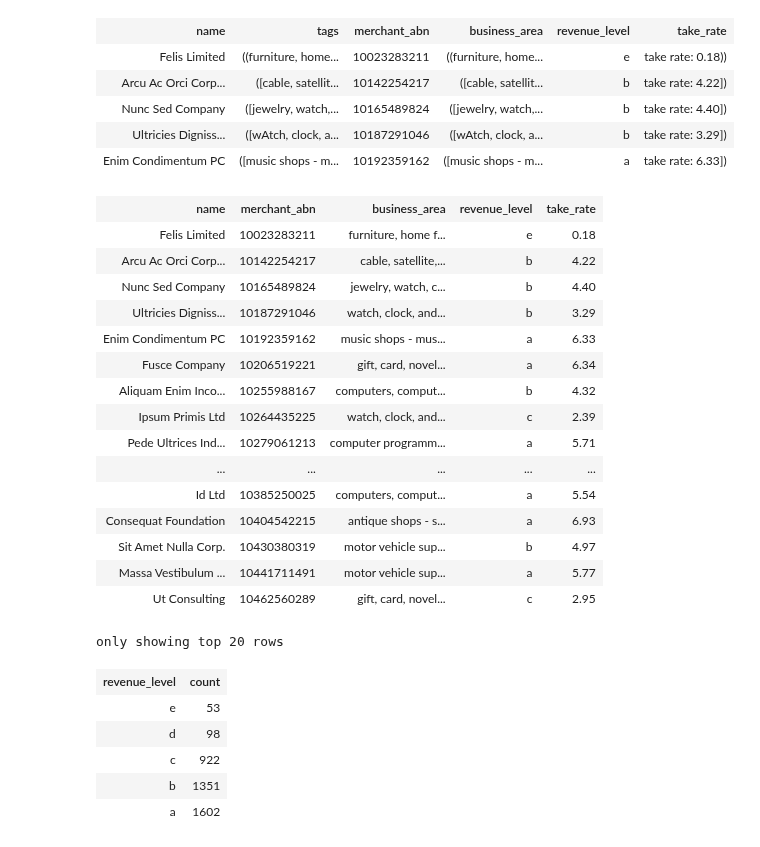
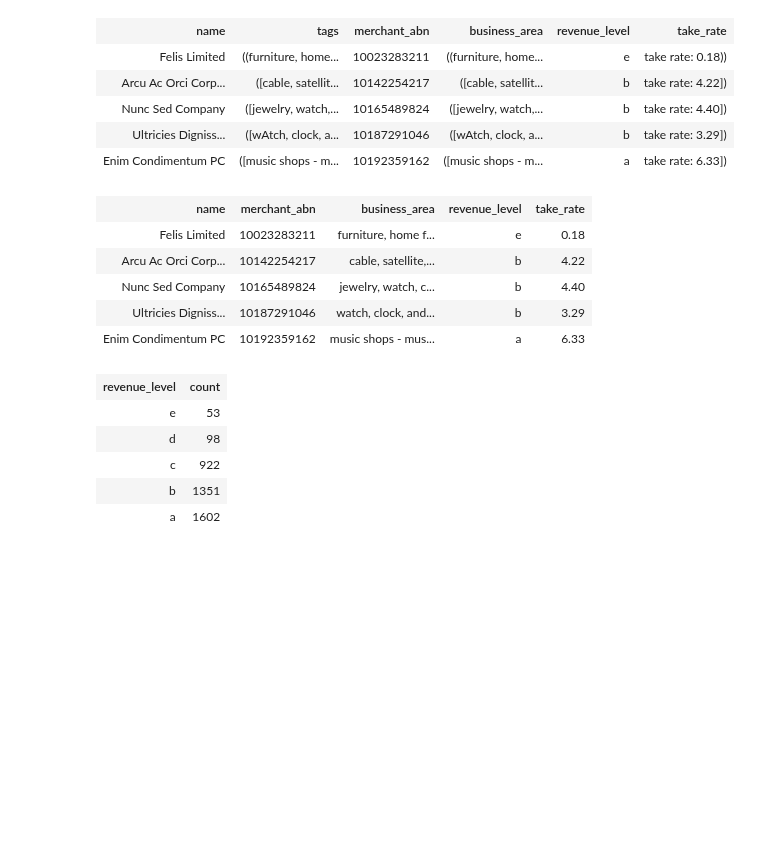
Before and after one commit to MAST30034-Applied-Data-Science/generic-buy-now-pay-later-project-group-45, a Jupyter notebook: notebooks/preprocessing1.ipynb, the cells around one changed output. Cells and saved outputs as stored; diff of their text form; code cells hidden in the pictures; blank space fills up the shorter version.

```diff
--- a/notebooks/preprocessing1.ipynb
+++ b/notebooks/preprocessing1.ipynb
@@ -7,7 +7,7 @@
 from pyspark.sql import SparkSession
 
 spark = (
-    SparkSession.builder.appName('Project 2 test')
+    SparkSession.builder.appName('Project 2')
     .config('spark.sql.repl.eagerEval.enabled', True)
     .config('spark.sql.parquet.cacheMetadata', 'true')
     .config("spark.sql.session.timeZone", "Etc/UTC")
@@ -86,25 +81,14 @@ curated_merchant = split_merchants\
 
 final_merchant = curated_merchant.drop('tags')
 # %%
-final_merchant
+final_merchant.limit(5)
 # %% [output]
 | name | merchant_abn | business_area | revenue_level | take_rate |
 | Felis Limited | 10023283211 | furniture, home f... | e | 0.18 |
 | Arcu Ac Orci Corp... | 10142254217 | cable, satellite,... | b | 4.22 |
 | Nunc Sed Company | 10165489824 | jewelry, watch, c... | b | 4.40 |
 | Ultricies Digniss... | 10187291046 | watch, clock, and... | b | 3.29 |
 | Enim Condimentum PC | 10192359162 | music shops - mus... | a | 6.33 |
-| Fusce Company | 10206519221 | gift, card, novel... | a | 6.34 |
-| Aliquam Enim Inco... | 10255988167 | computers, comput... | b | 4.32 |
-| Ipsum Primis Ltd | 10264435225 | watch, clock, and... | c | 2.39 |
-| Pede Ultrices Ind... | 10279061213 | computer programm... | a | 5.71 |
-| ... | ... | ... | ... | ... |
-| Id Ltd | 10385250025 | computers, comput... | a | 5.54 |
-| Consequat Foundation | 10404542215 | antique shops - s... | a | 6.93 |
-| Sit Amet Nulla Corp. | 10430380319 | motor vehicle sup... | b | 4.97 |
-| Massa Vestibulum ... | 10441711491 | motor vehicle sup... | a | 5.77 |
-| Ut Consulting | 10462560289 | gift, card, novel... | c | 2.95 |
-only showing top 20 rows
 # %%
 # check if revenue_level match levels (5 types) and count for the number of merchants in each level
 final_merchant.groupby('revenue_level').count()
```
Also changed, not shown: parts of 52 cells of this notebook.
